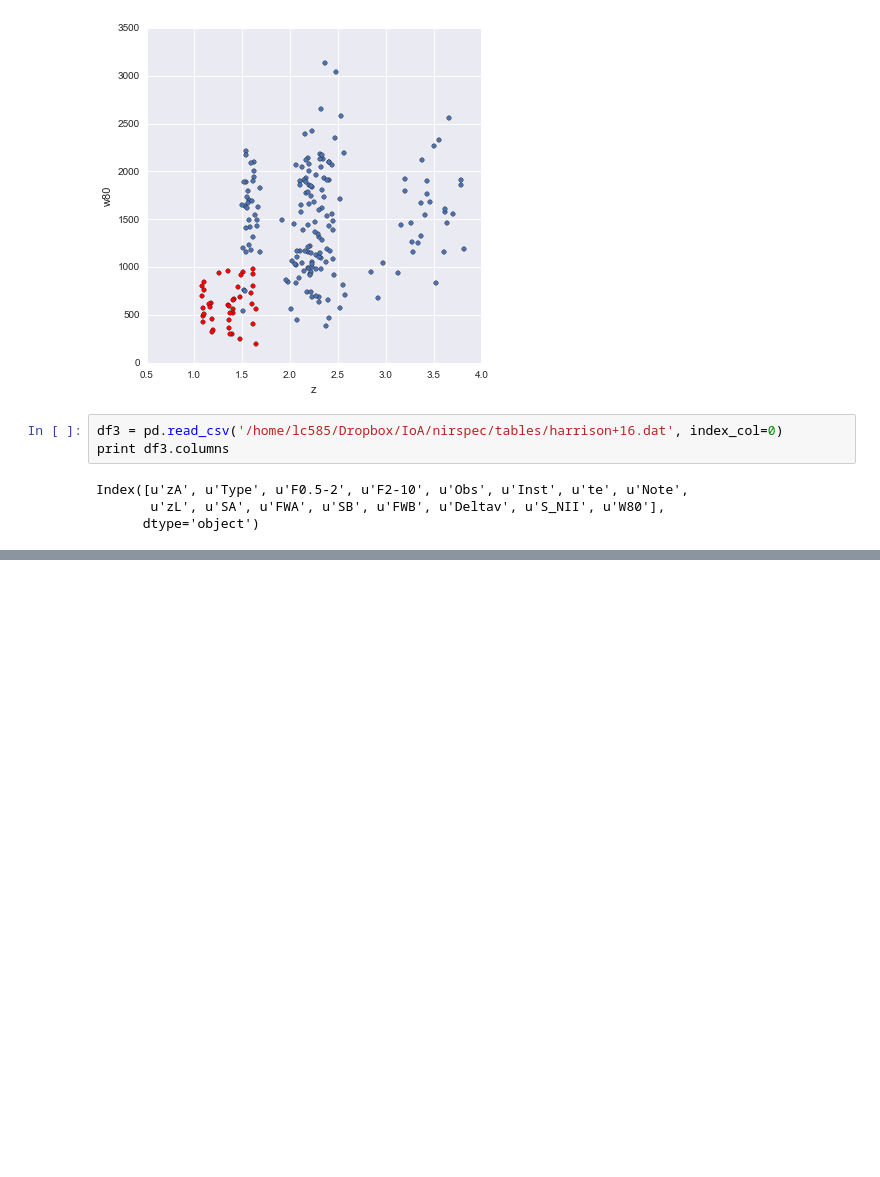
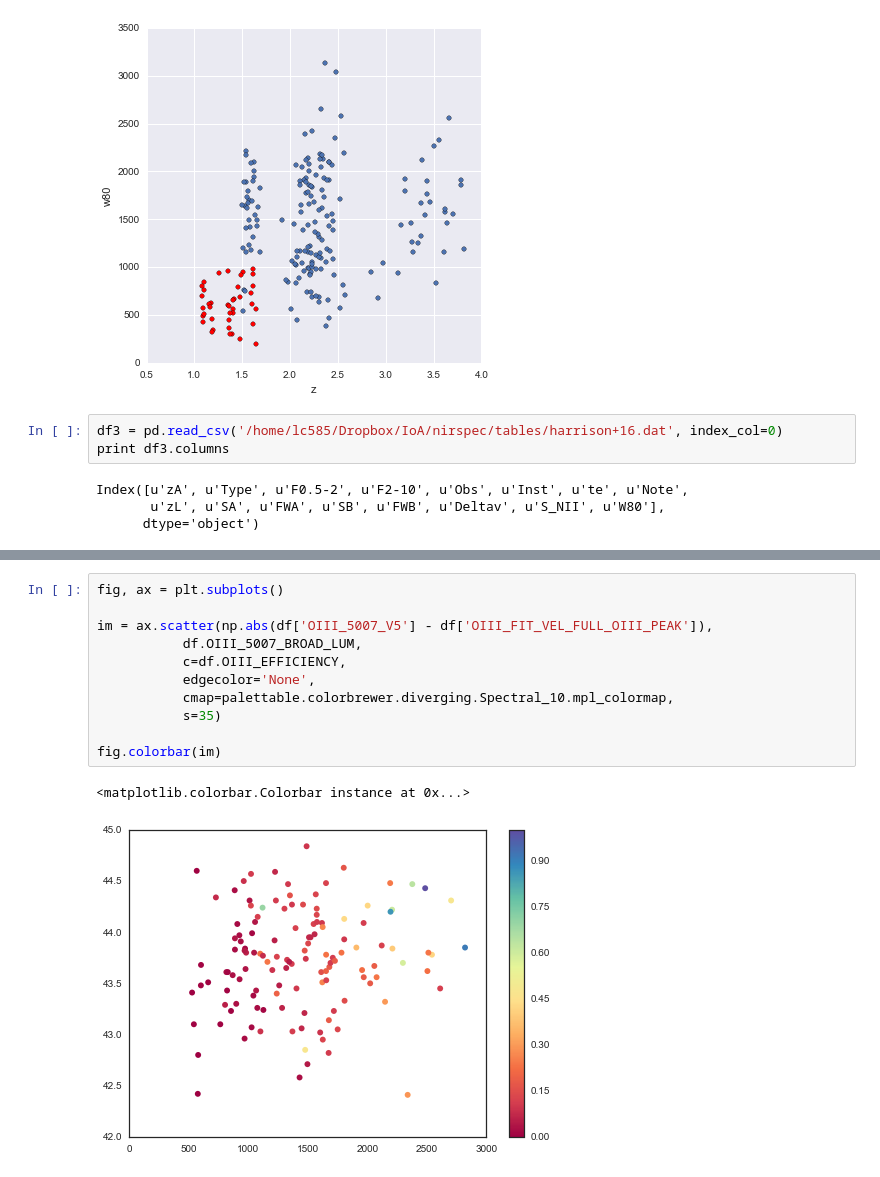
Before and after one commit to liamcoatman/thesis, a Jupyter notebook: Scratch.ipynb, the cells around one changed output, grey strips where cells are left out. Cells and saved outputs as stored; diff of their text form; blank space fills up the shorter version.

```diff
--- a/Scratch.ipynb
+++ b/Scratch.ipynb
@@ -1244,0 +1271,14 @@ Index([u'zA', u'Type', u'F0.5-2', u'F2-10', u'Obs', u'Inst', u'te', u'Note',
+# %%
+fig, ax = plt.subplots()
+
+im = ax.scatter(np.abs(df['OIII_5007_V5'] - df['OIII_FIT_VEL_FULL_OIII_PEAK']),
+           df.OIII_5007_BROAD_LUM,
+           c=df.OIII_EFFICIENCY,
+           edgecolor='None',
+           cmap=palettable.colorbrewer.diverging.Spectral_10.mpl_colormap,
+           s=35)
+
+fig.colorbar(im)
+# %% [output]
+<matplotlib.colorbar.Colorbar instance at 0x...>
+[figure, added]
```
Also changed, not shown: parts of 5 cells of this notebook, 11 other files.
